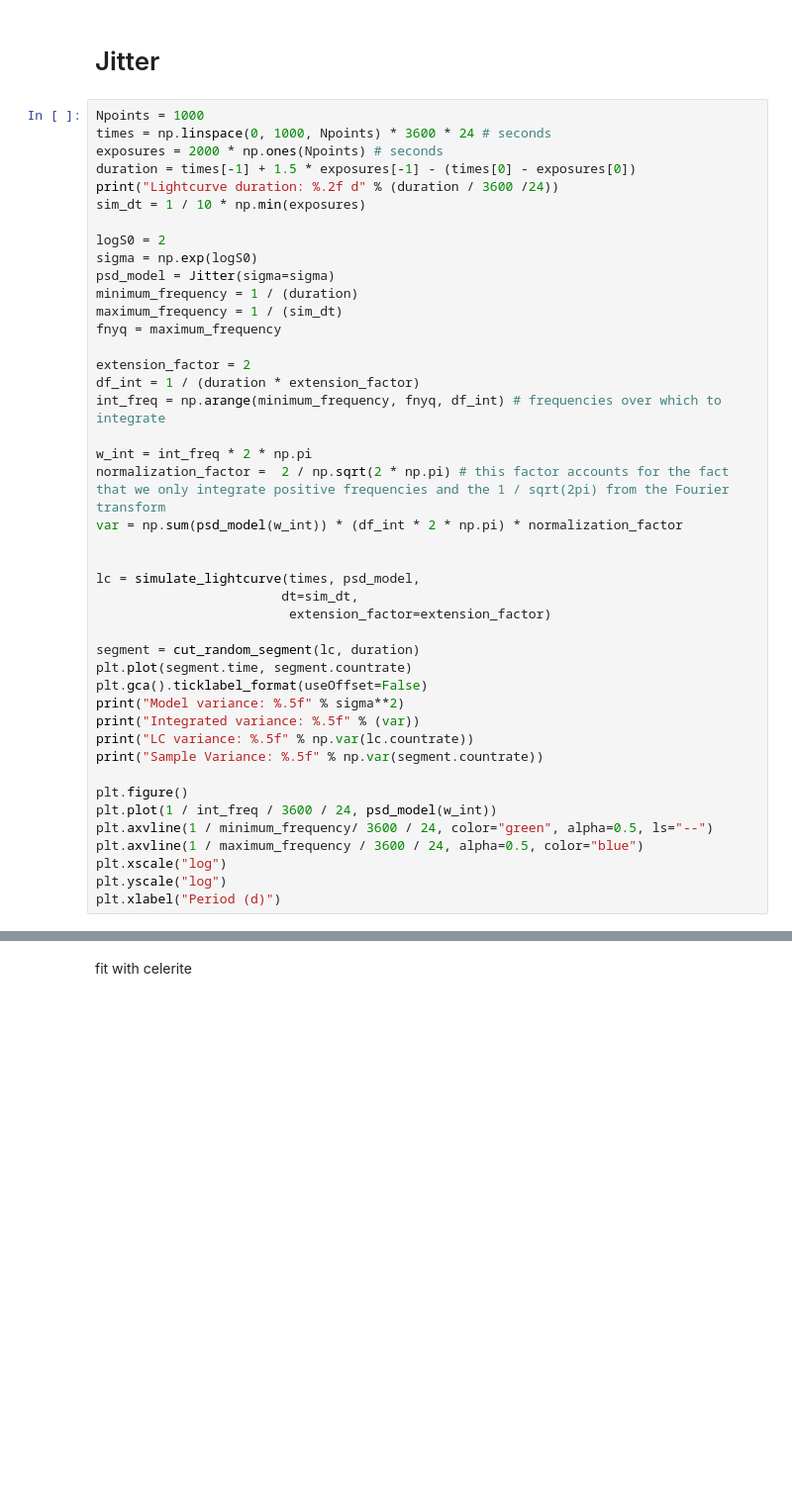
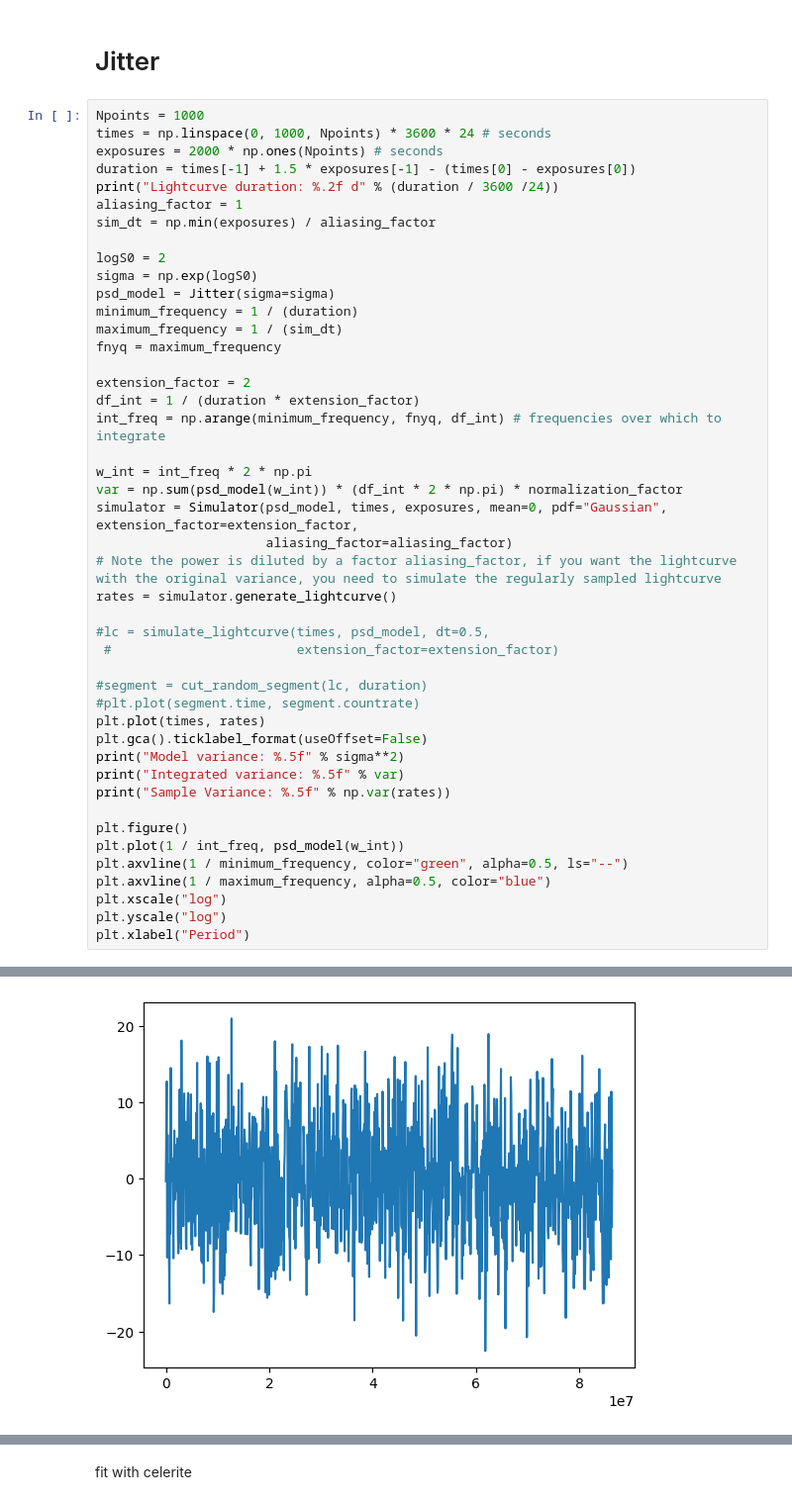
Before and after one commit to andresgur/mind_the_gaps, a Jupyter notebook: notebooks/celerite_variance.ipynb, the cells around one changed output, grey strips where cells are left out. Shown: that part at 99% size. Saved outputs shown, nothing was run; the diff lists cells and outputs as text; blank space fills up the shorter version.

```diff
--- a/notebooks/celerite_variance.ipynb
+++ b/notebooks/celerite_variance.ipynb
@@ -328,7 +339,8 @@ times = np.linspace(0, 1000, Npoints) * 3600 * 24 # seconds
 exposures = 2000 * np.ones(Npoints) # seconds
 duration = times[-1] + 1.5 * exposures[-1] - (times[0] - exposures[0])
 print("Lightcurve duration: %.2f d" % (duration / 3600 /24))
-sim_dt = 1 / 10 * np.min(exposures)
+aliasing_factor = 1
+sim_dt = np.min(exposures) / aliasing_factor
 
 logS0 = 2
 sigma = np.exp(logS0)
@@ -342,26 +354,28 @@ df_int = 1 / (duration * extension_factor)
 int_freq = np.arange(minimum_frequency, fnyq, df_int) # frequencies over which to integrate
 
 w_int = int_freq * 2 * np.pi
-normalization_factor =  2 / np.sqrt(2 * np.pi) # this factor accounts for the fact that we only integrate positive frequencies and the 1 / sqrt(2pi) from the Fourier transform
 var = np.sum(psd_model(w_int)) * (df_int * 2 * np.pi) * normalization_factor
+simulator = Simulator(psd_model, times, exposures, mean=0, pdf="Gaussian", extension_factor=extension_factor,
+                      aliasing_factor=aliasing_factor)
+# Note the power is diluted by a factor aliasing_factor, if you want the lightcurve with the original variance, you need to simulate the regularly sampled lightcurve
+rates = simulator.generate_lightcurve()
 
+#lc = simulate_lightcurve(times, psd_model, dt=0.5,
+ #                        extension_factor=extension_factor)
 
-lc = simulate_lightcurve(times, psd_model,
-                        dt=sim_dt,
-                         extension_factor=extension_factor)
-
-segment = cut_random_segment(lc, duration)
-plt.plot(segment.time, segment.countrate)
+#segment = cut_random_segment(lc, duration)
+#plt.plot(segment.time, segment.countrate)
+plt.plot(times, rates)
 plt.gca().ticklabel_format(useOffset=False)
 print("Model variance: %.5f" % sigma**2)
-print("Integrated variance: %.5f" % (var))
-print("LC variance: %.5f" % np.var(lc.countrate))
-print("Sample Variance: %.5f" % np.var(segment.countrate))
+print("Integrated variance: %.5f" % var)
+print("Sample Variance: %.5f" % np.var(rates))
 
 plt.figure()
-plt.plot(1 / int_freq / 3600 / 24, psd_model(w_int))
-plt.axvline(1 / minimum_frequency/ 3600 / 24, color="green", alpha=0.5, ls="--")
-plt.axvline(1 / maximum_frequency / 3600 / 24, alpha=0.5, color="blue")
+plt.plot(1 / int_freq, psd_model(w_int))
+plt.axvline(1 / minimum_frequency, color="green", alpha=0.5, ls="--")
+plt.axvline(1 / maximum_frequency, alpha=0.5, color="blue")
 plt.xscale("log")
 plt.yscale("log")
-plt.xlabel("Period (d)")
+plt.xlabel("Period")
+# %% [output]
@@ -367,0 +387 @@ plt.xlabel("Period (d)")
+[figure, added]
```
Also changed, not shown: parts of 14 cells of this notebook.
